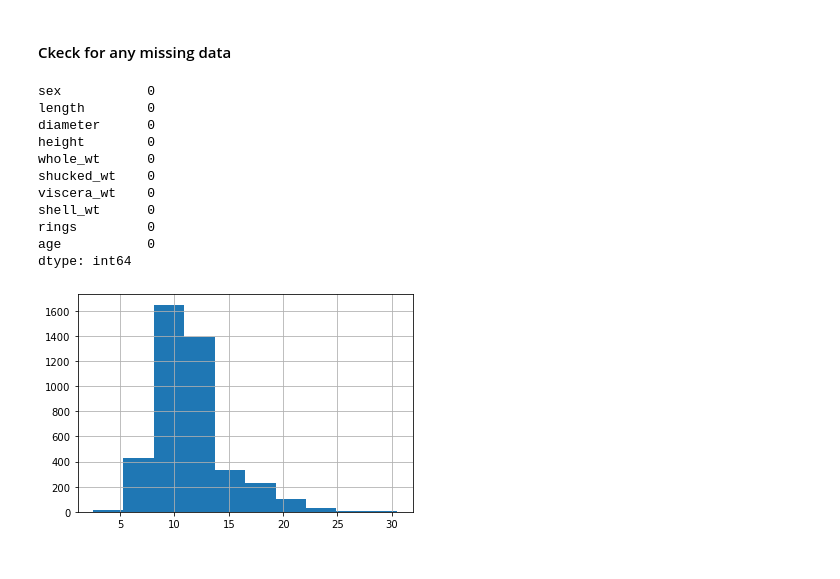
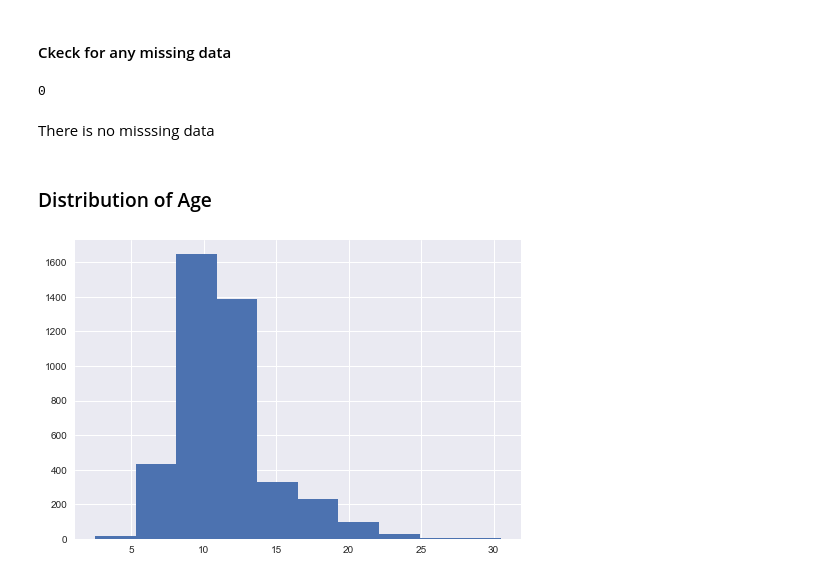
Before and after one commit to Gurnelius/estimate_abalone_age, a Jupyter notebook: predict_abalone_age.ipynb, the cells around one changed output. Cells and saved outputs as stored; diff of their text form; code cells hidden in the pictures.

```diff
--- a/predict_abalone_age.ipynb
+++ b/predict_abalone_age.ipynb
@@ -49,0 +47,6 @@ abalone
+# %%
+#load the dataset
+
+df = pd.read_csv('abalone.csv')
+
+df.head()
@@ -78,20 +91,19 @@ abalone.describe()
 # %% [markdown]
 #### Ckeck for any missing data
 # %%
-abalone.isna().sum()
+
+
+df.isna().sum().sum()
 # %% [output]
-sex           0
-length        0
-diameter      0
-height        0
-whole_wt      0
-shucked_wt    0
-viscera_wt    0
-shell_wt      0
-rings         0
-age           0
-dtype: int64
+0
+# %% [markdown]
+There is no misssing data
+# %% [markdown]
+### Distribution of Age
 # %%
-abalone["age"].hist();
+
+
+plt.style.use("seaborn")
+df["age"].hist();
 # %% [output]
-[figure, old version]
+[figure, new version]
```
Also changed, not shown: parts of 75 cells of this notebook, 1 other file.
